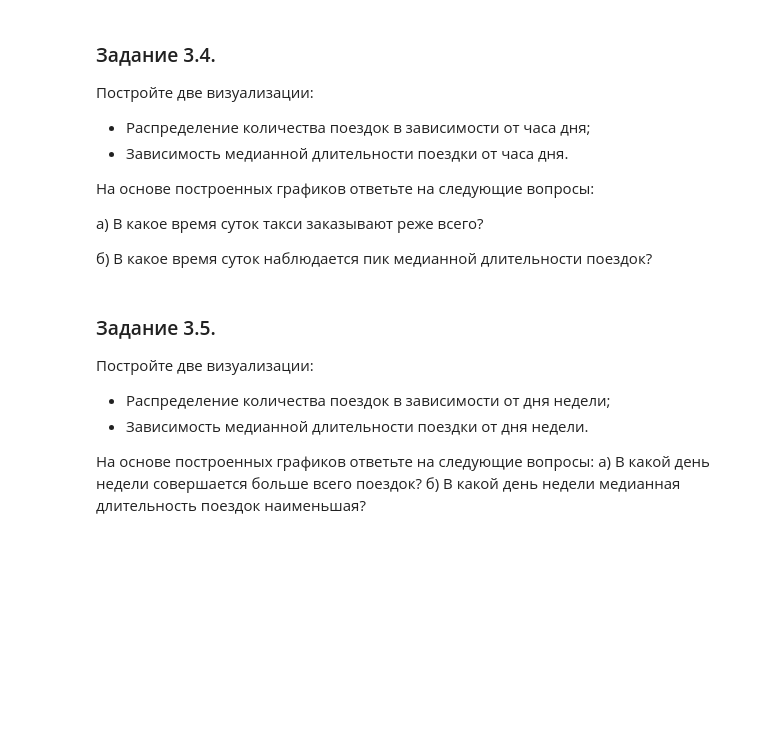
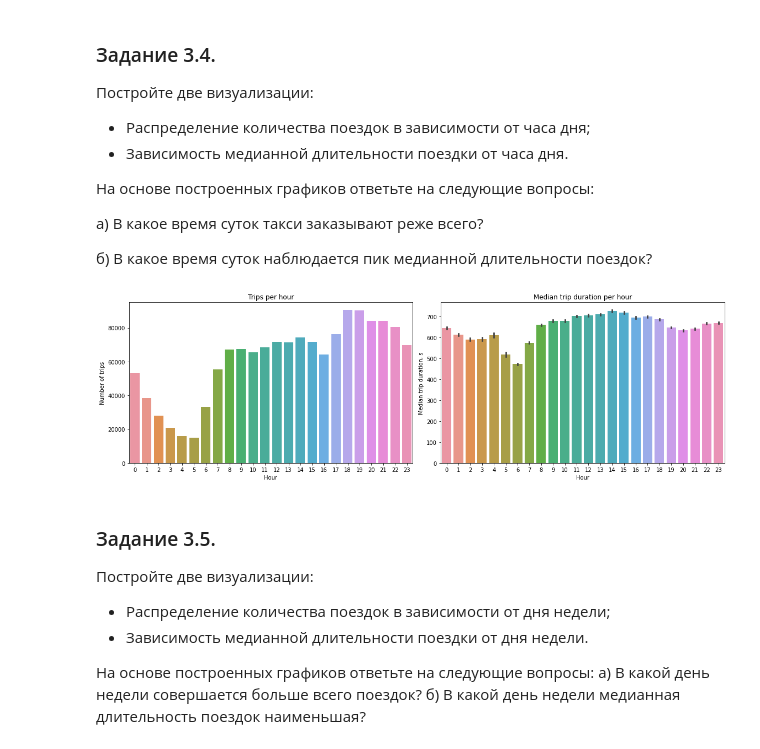
Before and after one commit to dmitruy11/PROJEKT-5, a Jupyter notebook: Project-5._Ноутбук-шаблон.ipynb, the cells around one changed output. Saved outputs shown, nothing was run; the diff lists cells and outputs as text; code cells hidden in the pictures; blank space fills up the shorter version.

```diff
--- a/Project-5._Ноутбук-шаблон.ipynb
+++ b/Project-5._Ноутбук-шаблон.ipynb
@@ -565,3 +604,18 @@ taxi_data['trip_duration_log'] = np.log(taxi_data['trip_duration']+1)
+# %%
+# ваш код здесь
+fig, axes = plt.subplots(nrows=1, ncols=2, figsize=(16, 5))
+sns.countplot(data=taxi_data, x='pickup_hour', ax=axes[0])
+sns.barplot(data=taxi_data, x='pickup_hour', y='trip_duration',
+            estimator=np.median, ax=axes[1])
+axes[0].set_title('Trips per hour')
+axes[0].set_xlabel('Hour')
+axes[0].set_ylabel('Number of trips')
+axes[1].set_title('Median trip duration per hour')
+axes[1].set_xlabel('Hour')
+axes[1].set_ylabel('Median trip duration, s')
+plt.tight_layout()
+# %% [output]
+[figure, added]
 # %% [markdown]
 ### Задание 3.5.
 Постройте две визуализации:
```
Also changed, not shown: parts of 20 cells of this notebook.
